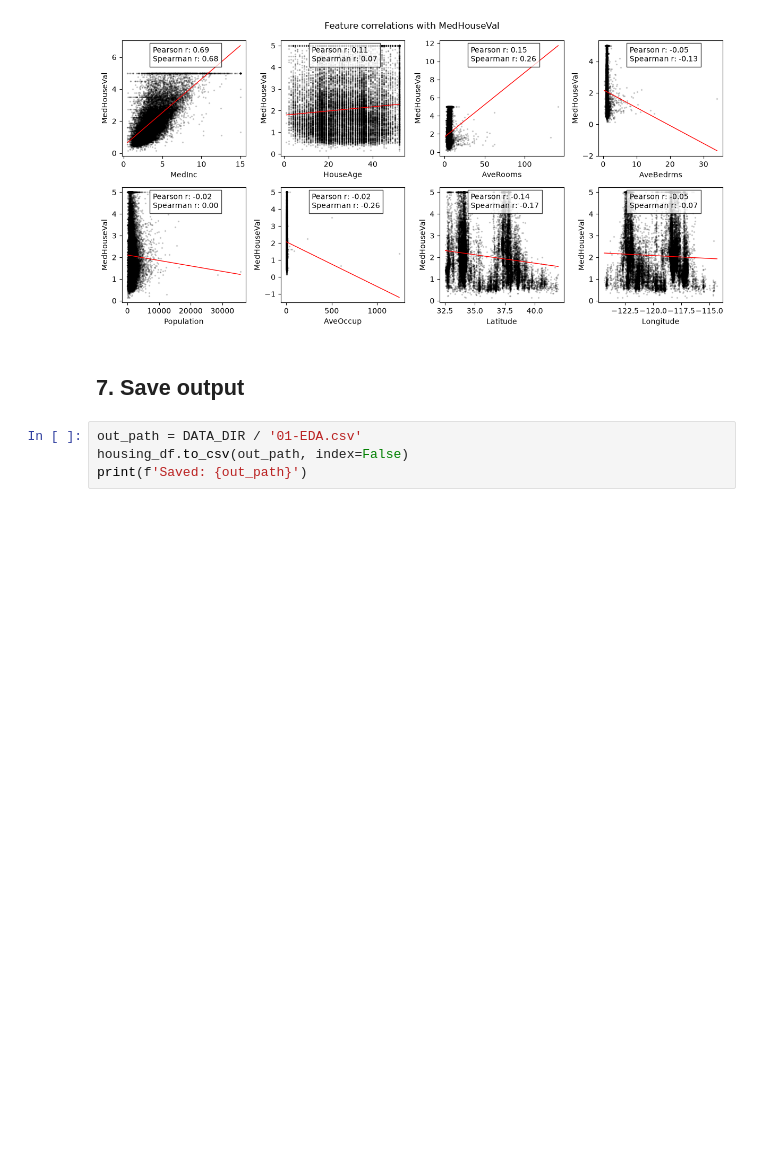
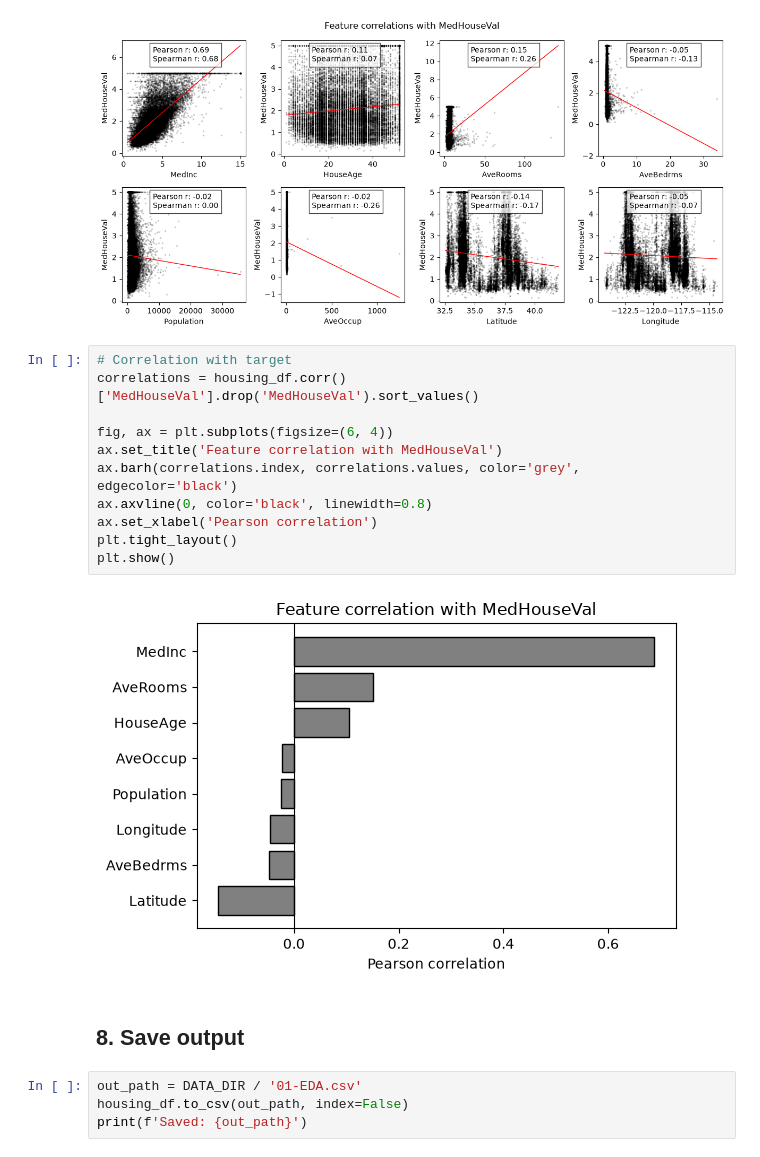
Before and after one commit to gperdrizet/featurely, a Jupyter notebook: notebooks/01-EDA.ipynb, the cells around one changed output. Cells and saved outputs as stored; diff of their text form; blank space fills up the shorter version.

```diff
--- a/notebooks/01-EDA.ipynb
+++ b/notebooks/01-EDA.ipynb
@@ -110,8 +122,21 @@ fl.plot_feature_correlations(housing_df, features)
 fl.plot_features_vs_label(housing_df, features)
 # %% [output]
 [figure]
+# %%
+# Correlation with target
+correlations = housing_df.corr()['MedHouseVal'].drop('MedHouseVal').sort_values()
+
+fig, ax = plt.subplots(figsize=(6, 4))
+ax.set_title('Feature correlation with MedHouseVal')
+ax.barh(correlations.index, correlations.values, color='grey', edgecolor='black')
+ax.axvline(0, color='black', linewidth=0.8)
+ax.set_xlabel('Pearson correlation')
+plt.tight_layout()
+plt.show()
+# %% [output]
+[figure, added]
 # %% [markdown]
-## 7. Save output
+## 8. Save output
 # %%
 out_path = DATA_DIR / '01-EDA.csv'
 housing_df.to_csv(out_path, index=False)
```
Also changed, not shown: parts of 3 cells of this notebook.
